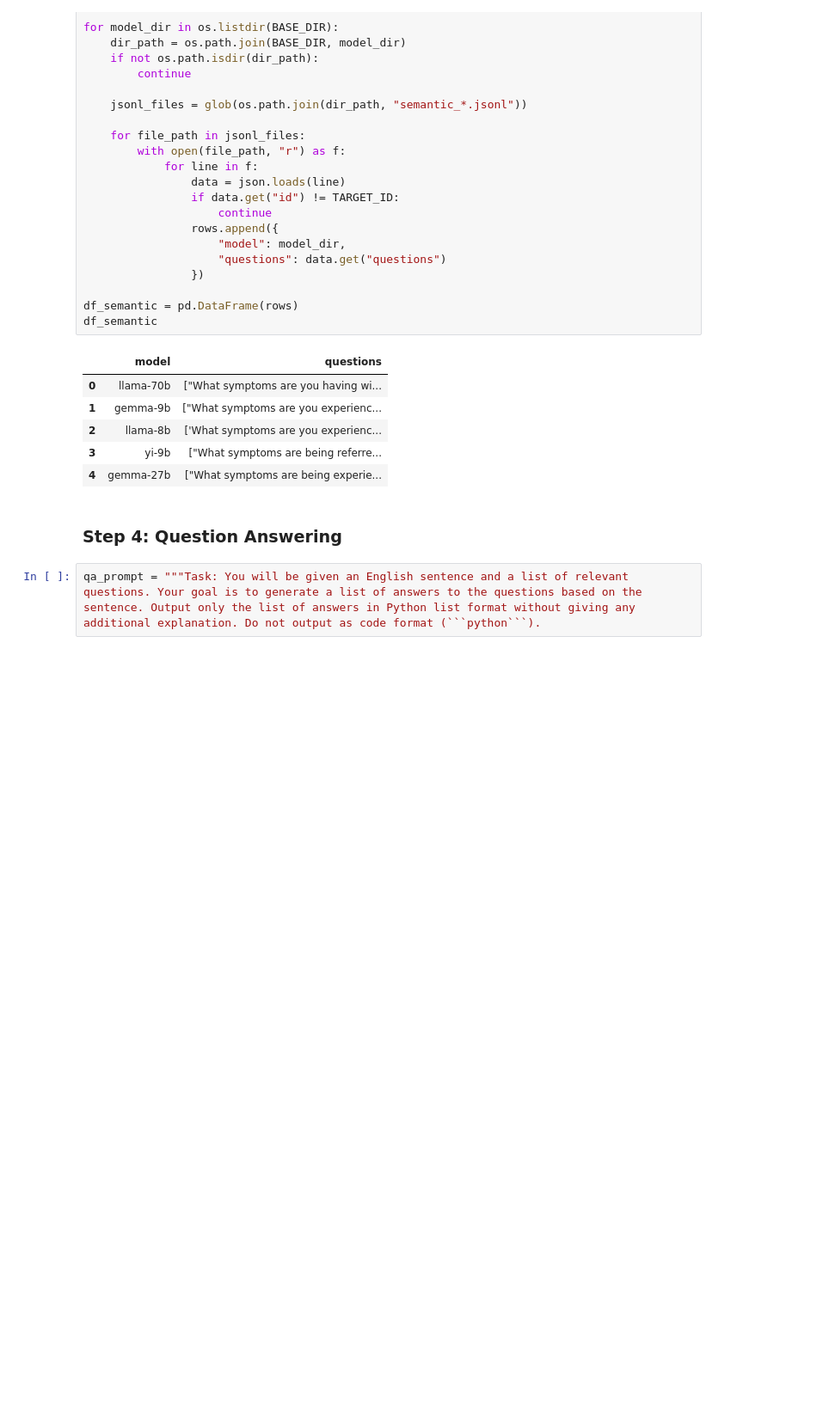
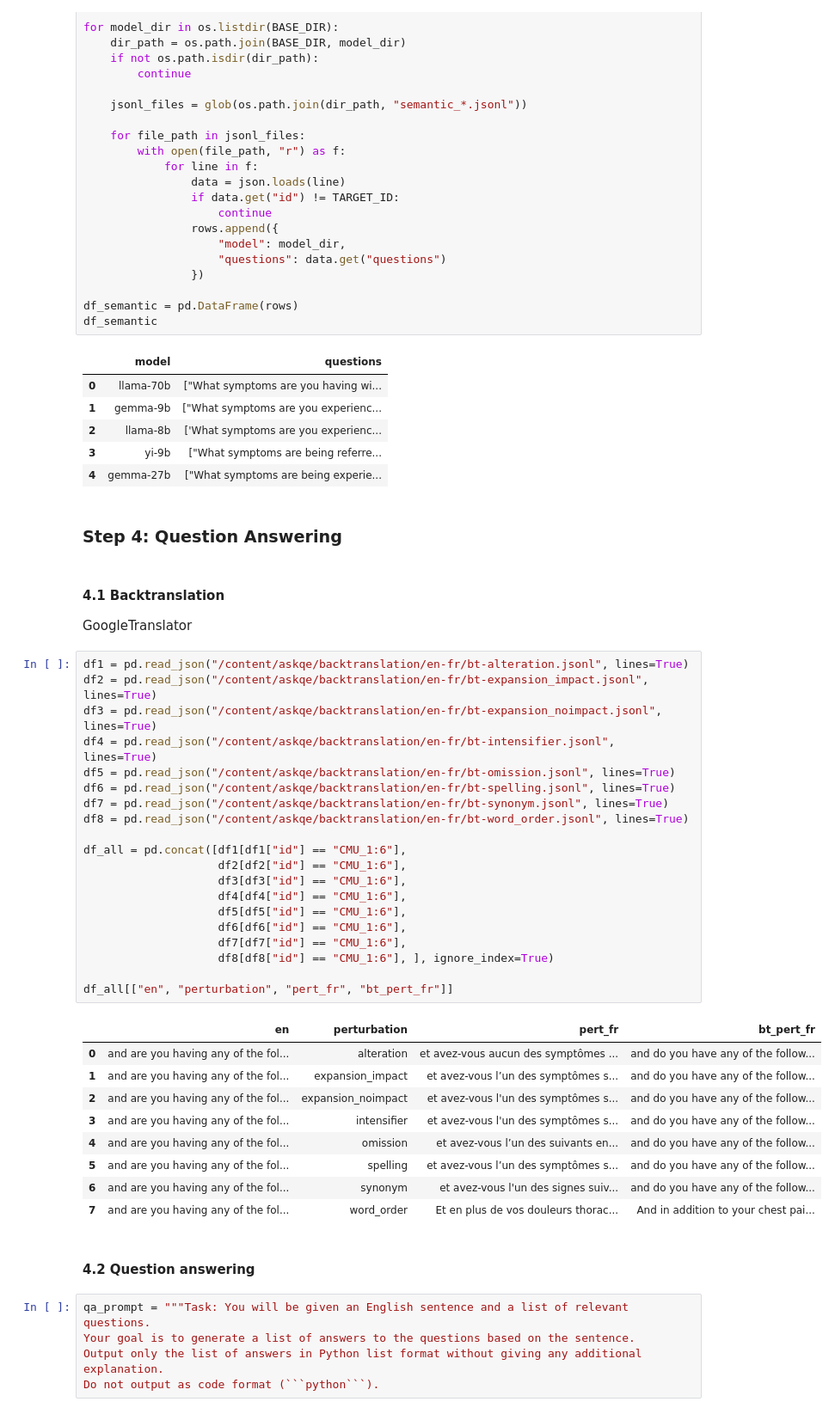
Before and after one commit to annanasnas/askqe, a Jupyter notebook: askQE.ipynb, the cells around one changed output. Shown at 86% size. Drawn from its saved outputs; the diff is of its cells as text; blank space fills up the shorter version.

````diff
--- a/askQE.ipynb
+++ b/askQE.ipynb
@@ -279,5 +279,44 @@ df_semantic
 | 4 | gemma-27b | ["What symptoms are being experie... |
 # %% [markdown]
 ### Step 4: Question Answering
+# %% [markdown]
+#### 4.1 Backtranslation
+
+GoogleTranslator
+# %%
+df1 = pd.read_json("/content/askqe/backtranslation/en-fr/bt-alteration.jsonl", lines=True)
+df2 = pd.read_json("/content/askqe/backtranslation/en-fr/bt-expansion_impact.jsonl", lines=True)
+df3 = pd.read_json("/content/askqe/backtranslation/en-fr/bt-expansion_noimpact.jsonl", lines=True)
+df4 = pd.read_json("/content/askqe/backtranslation/en-fr/bt-intensifier.jsonl", lines=True)
+df5 = pd.read_json("/content/askqe/backtranslation/en-fr/bt-omission.jsonl", lines=True)
+df6 = pd.read_json("/content/askqe/backtranslation/en-fr/bt-spelling.jsonl", lines=True)
+df7 = pd.read_json("/content/askqe/backtranslation/en-fr/bt-synonym.jsonl", lines=True)
+df8 = pd.read_json("/content/askqe/backtranslation/en-fr/bt-word_order.jsonl", lines=True)
+
+df_all = pd.concat([df1[df1["id"] == "CMU_1:6"],
+                    df2[df2["id"] == "CMU_1:6"],
+                    df3[df3["id"] == "CMU_1:6"],
+                    df4[df4["id"] == "CMU_1:6"],
+                    df5[df5["id"] == "CMU_1:6"],
+                    df6[df6["id"] == "CMU_1:6"],
+                    df7[df7["id"] == "CMU_1:6"],
+                    df8[df8["id"] == "CMU_1:6"], ], ignore_index=True)
+
+df_all[["en", "perturbation", "pert_fr", "bt_pert_fr"]]
+# %% [output]
+|  | en | perturbation | pert_fr | bt_pert_fr |
+| 0 | and are you having any of the fol... | alteration | et avez-vous aucun des symptômes ... | and do you have any of the follow... |
+| 1 | and are you having any of the fol... | expansion_impact | et avez-vous l’un des symptômes s... | and do you have any of the follow... |
+| 2 | and are you having any of the fol... | expansion_noimpact | et avez-vous l'un des symptômes s... | and do you have any of the follow... |
+| 3 | and are you having any of the fol... | intensifier | et avez-vous l'un des symptômes s... | and do you have any of the follow... |
+| 4 | and are you having any of the fol... | omission | et avez-vous l’un des suivants en... | and do you have any of the follow... |
+| 5 | and are you having any of the fol... | spelling | et avez-vous l’un des symptômes s... | and do you have any of the follow... |
+| 6 | and are you having any of the fol... | synonym | et avez-vous l'un des signes suiv... | and do you have any of the follow... |
+| 7 | and are you having any of the fol... | word_order | Et en plus de vos douleurs thorac... | And in addition to your chest pai... |
+# %% [markdown]
+#### 4.2 Question answering
 # %%
-qa_prompt = """Task: You will be given an English sentence and a list of relevant questions. Your goal is to generate a list of answers to the questions based on the sentence. Output only the list of answers in Python list format without giving any additional explanation. Do not output as code format (```python```).
+qa_prompt = """Task: You will be given an English sentence and a list of relevant questions.
+Your goal is to generate a list of answers to the questions based on the sentence.
+Output only the list of answers in Python list format without giving any additional explanation.
+Do not output as code format (```python```).
````
Also changed, not shown: parts of 10 cells of this notebook.
